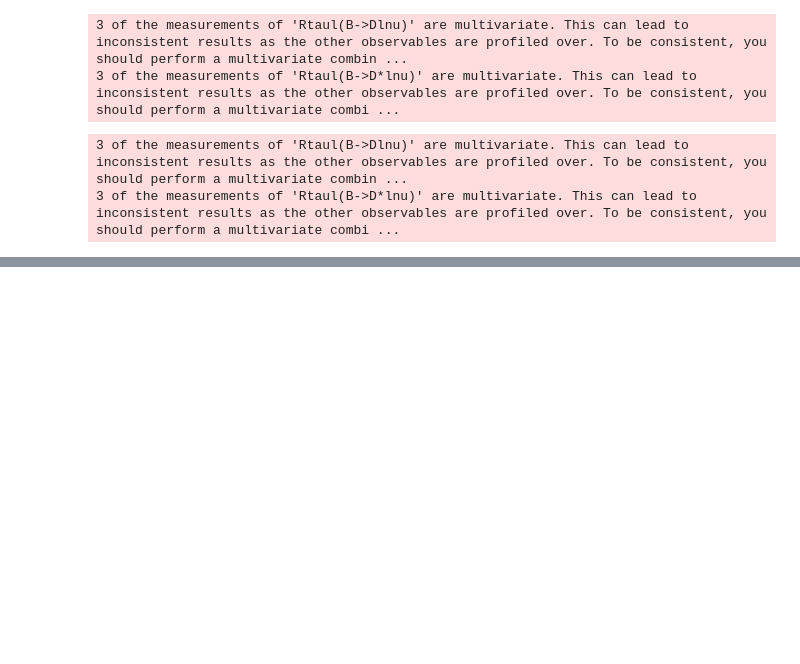
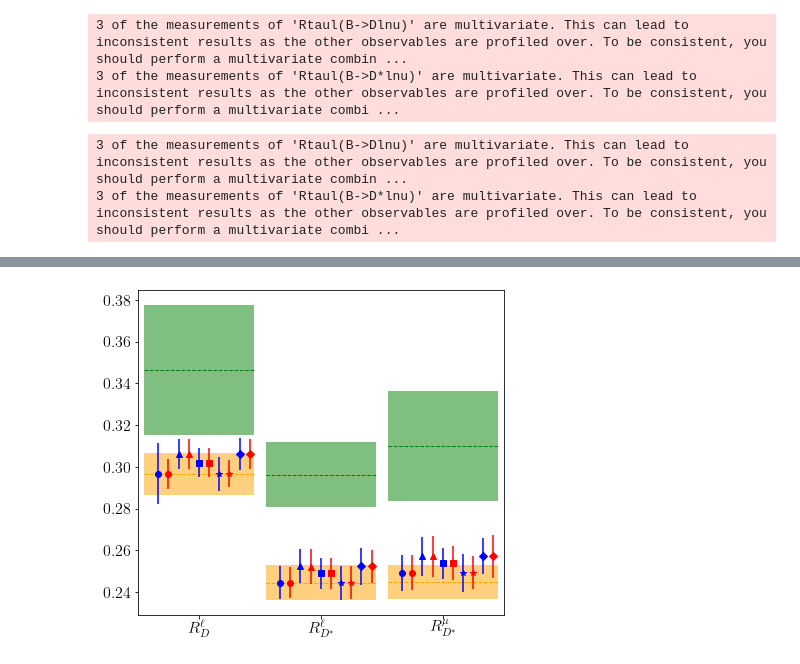
Before and after one commit to Jorge-Alda/SMEFT19, a Jupyter notebook: jupyter/PaperILC/03_RKRD.ipynb, the cells around one changed output, grey strips where cells are left out. Drawn from its saved outputs; the diff is of its cells as text; code cells hidden in the pictures; blank space fills up the shorter version.

```diff
--- a/jupyter/PaperILC/03_RKRD.ipynb
+++ b/jupyter/PaperILC/03_RKRD.ipynb
@@ -65,0 +77,5 @@ SMEFT19.obsuncert.calculate(scXI, [-0.5, -1], [0, 0.5], '../../observables/obsXI
+# %%
+error_plot('../../plots/RDplot_ILC', 'RD', [f'../../observables/obs{s}.yaml' for s in scs],
+           [f'../../observables/obs{s}_ILC.yaml' for s in scs], legend=0)
+# %% [output]
+[figure, added]
```
Also changed, not shown: parts of 8 cells of this notebook, 9 other files.
